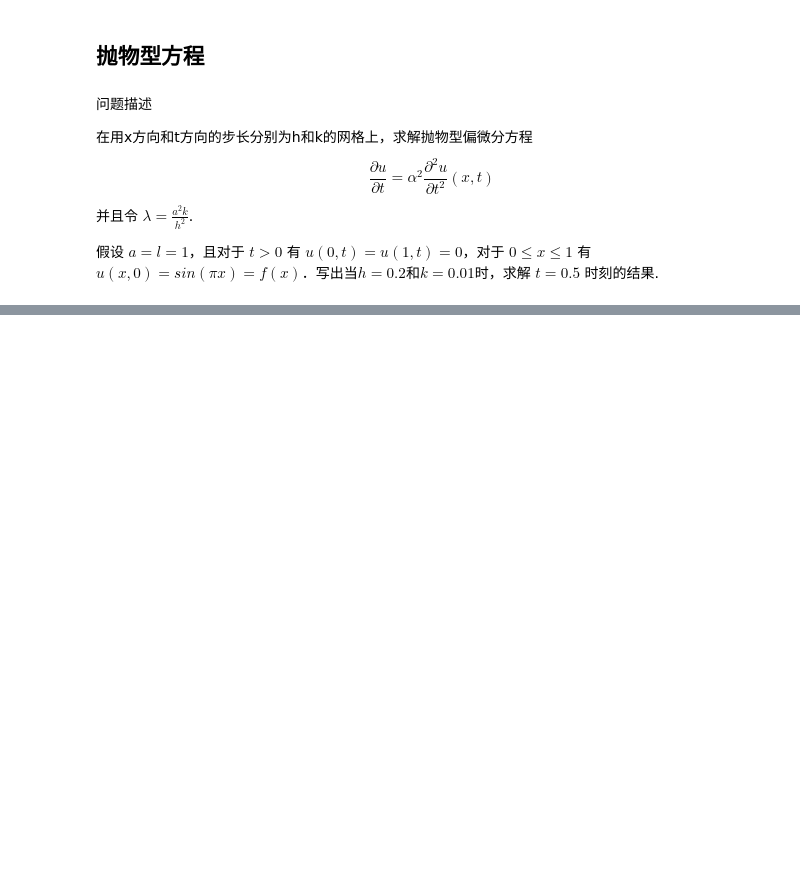
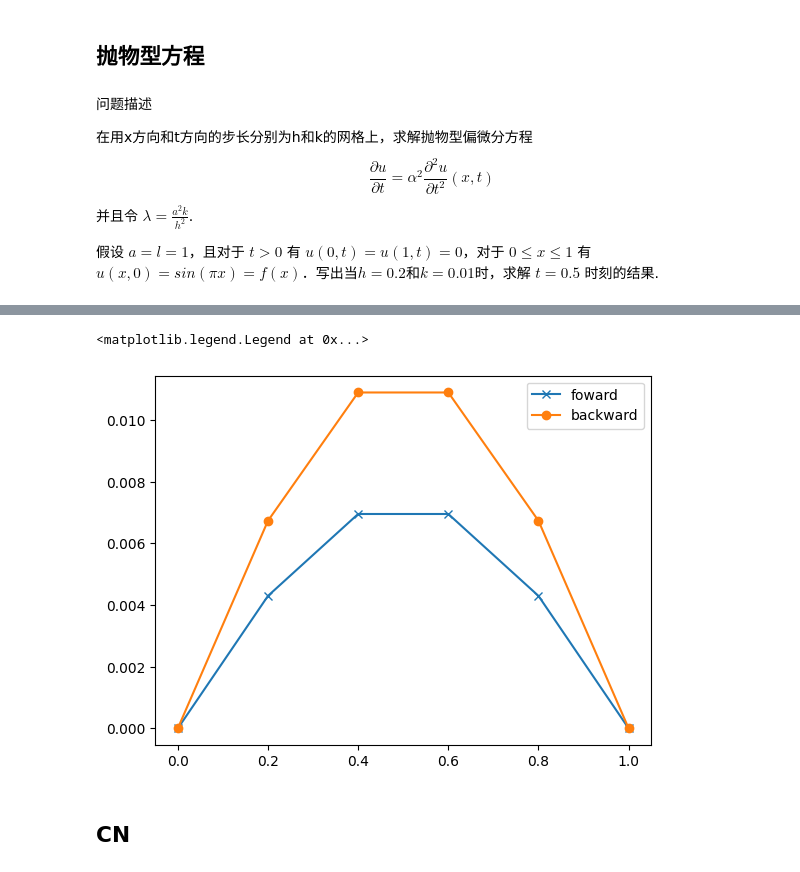
Before and after one commit to idyeh/course-numerical-methods, a Jupyter notebook: src/lec06.ipynb, the cells around one changed output, grey strips where cells are left out. Cells and saved outputs as stored; diff of their text form; code cells hidden in the pictures; blank space fills up the shorter version.

```diff
--- a/src/lec06.ipynb
+++ b/src/lec06.ipynb
@@ -189,10 +189,9 @@ def backward_finite_diff(a, l, t, h, k, f):
 
     for i in range(1, N):
         A[i, i-1] = -lamb
-        A[i, i] = 1 + 2*lamb
+        A[i, i] = (1 + 2*lamb)
         A[i, i+1] = -lamb
-    print(A)
 
     for k in range(M - 1):
         u[k+1] = np.linalg.solve(A, u[k])
-    return x, u[-1]
+    return x, u
@@ -212,0 +198,17 @@ plt.plot(xsvalues, u_back, 'r.-', label = "backward")
+# %%
+a = 1
+l = 1
+t = 0.5
+h = 0.2
+k = 0.01
+
+xsvalues, u = forward_finite_diff(a, l, t, h, k, f)
+xsvalues, u_back = backward_finite_diff(a, l, t, h, k, f)
+plt.plot(xsvalues, u[-1], 'x-', label = "foward")
+plt.plot(xsvalues, u_back[-1], 'o-', label = "backward")
+plt.legend()
+# %% [output]
+<matplotlib.legend.Legend at 0x...>
+[figure, added]
+# %% [markdown]
+## CN
```
Also changed, not shown: parts of 9 cells of this notebook, 2 other files.
